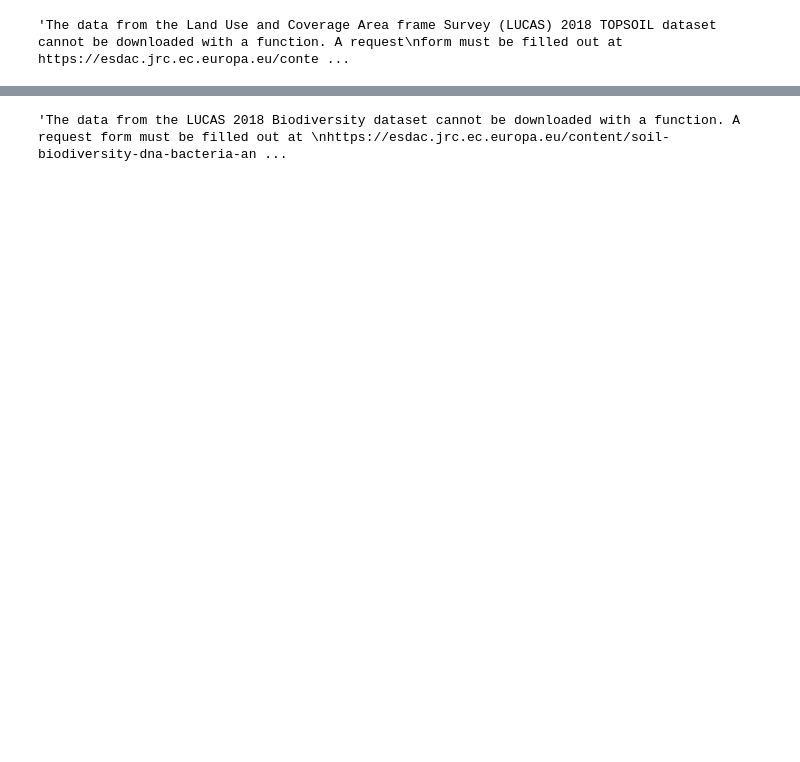
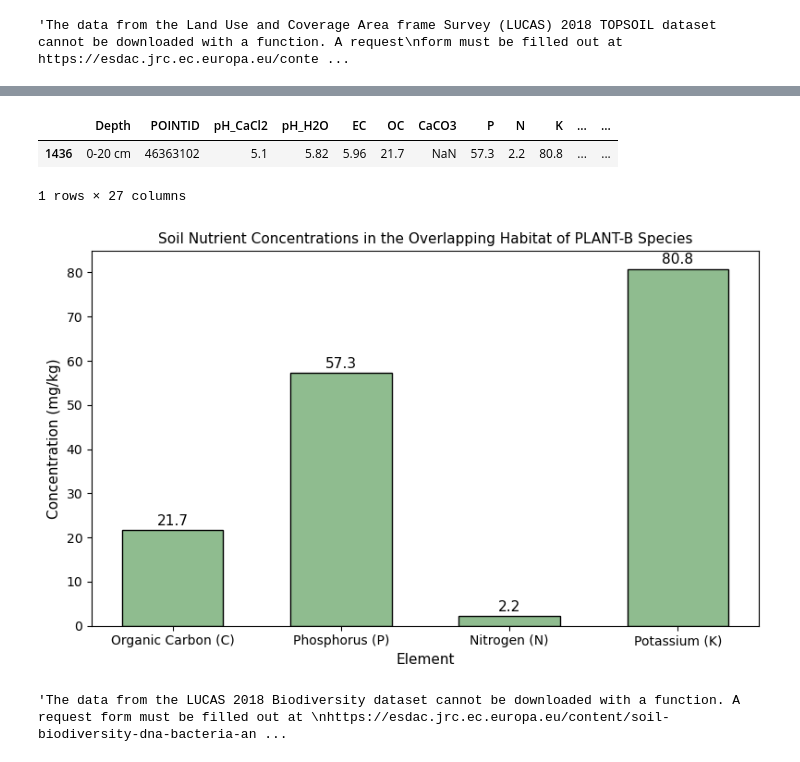
Before and after one commit to TheSpringInstitute/PLANT-B-Stoichiometric-Nutrient-Cycle-Simulation, a Jupyter notebook: part-1-gauging-habitat-nutrient-levels.ipynb, the cells around one changed output, grey strips where cells are left out. Drawn from its saved outputs; the diff is of its cells as text; code cells hidden in the pictures; blank space fills up the shorter version.

```diff
--- a/part-1-gauging-habitat-nutrient-levels.ipynb
+++ b/part-1-gauging-habitat-nutrient-levels.ipynb
@@ -640,3 +670,82 @@ second request is not necessary."""
+# %%
+# Define the bounding box
+minx, miny, maxx, maxy = 14.05, 50.92, 15.05, 51.32
+
+# Subset samples within the bounding box
+border_sample = soil_nutrient_df[
+    (soil_nutrient_df["TH_LONG"] >= minx) &
+    (soil_nutrient_df["TH_LONG"] <= maxx) &
+    (soil_nutrient_df["TH_LAT"] >= miny) &
+    (soil_nutrient_df["TH_LAT"] <= maxy)
+]
+
+# View the samples taken within the bounding box
+border_sample
+# %% [output]
+|  | Depth | POINTID | pH_CaCl2 | pH_H2O | EC | OC | CaCO3 | P | N | K | ... | ... |
+| 1436 | 0-20 cm | 46363102 | 5.1 | 5.82 | 5.96 | 21.7 | NaN | 57.3 | 2.2 | 80.8 | ... | ... |
+1 rows × 27 columns
+# %%
+# Extract the single sample
+sample = border_sample.iloc[0]
+
+# Alter the labels so the nutrients' full names are displayed
+nutrients = {
+    'OC': 'Organic Carbon (C)',
+    'P': 'Phosphorus (P)',
+    'N': 'Nitrogen (N)',
+    'K': 'Potassium (K)'
+}
+
+# Extract and convert the nutrient values
+values = pd.to_numeric(sample[list(nutrients.keys())], errors='coerce')
+
+# Substitute in the full names
+values.index = [nutrients[k] for k in values.index]
+
+# Create the figure
+fig, ax = plt.subplots(figsize=(8, 5))
+
+# Plot the nutrient values as bars
+bars = ax.bar(
+    values.index,
+    values.values,
+    color='darkseagreen', # Set the bar color
+    edgecolor='black', # Set the edge color
+    width=0.6 # Set the bar width
+)
+
+# Add the numeric nutrient concentrations to the top of the bars
+# Add value labels on top of each bar
+for bar, val in zip(bars, values.values):
+    ax.text(
+        bar.get_x() + bar.get_width() / 2,
+        bar.get_height() + 0.5,
+        f'{val:.1f}',
+        ha='center', va='bottom',
+        fontsize=11
+    )
+
+# Set the title
+ax.set_title(
+    f'Soil Nutrient Concentrations in the Overlapping Habitat of PLANT-B Species',
+    fontsize=11
+)
+
+# Label the x- and y-axis and set their font size
+ax.set_xlabel('Element', fontsize=11)
+ax.set_ylabel('Concentration (mg/kg)', fontsize=11)
+
+# Apply a tight lay
+plt.tight_layout()
+
+# Save the plot as a png image to the "Plots" folder
+plt.savefig("Plots/PLANT-B_Species_Overlapping_Habitat_Soil_Nutrient_Concentrations_Plot.png", dpi=300, bbox_inches="tight")
+
+# Display the bar chart
+plt.show()
+# %% [output]
+[figure, added]
 # %%
 # Inside soil_dir, create a new directory to store the soil microbe data
 soil_microbe_dir = os.path.join(soil_dir, 'soil_microbe_dir')
```
Also changed, not shown: parts of 4 cells of this notebook, 2 other files.
